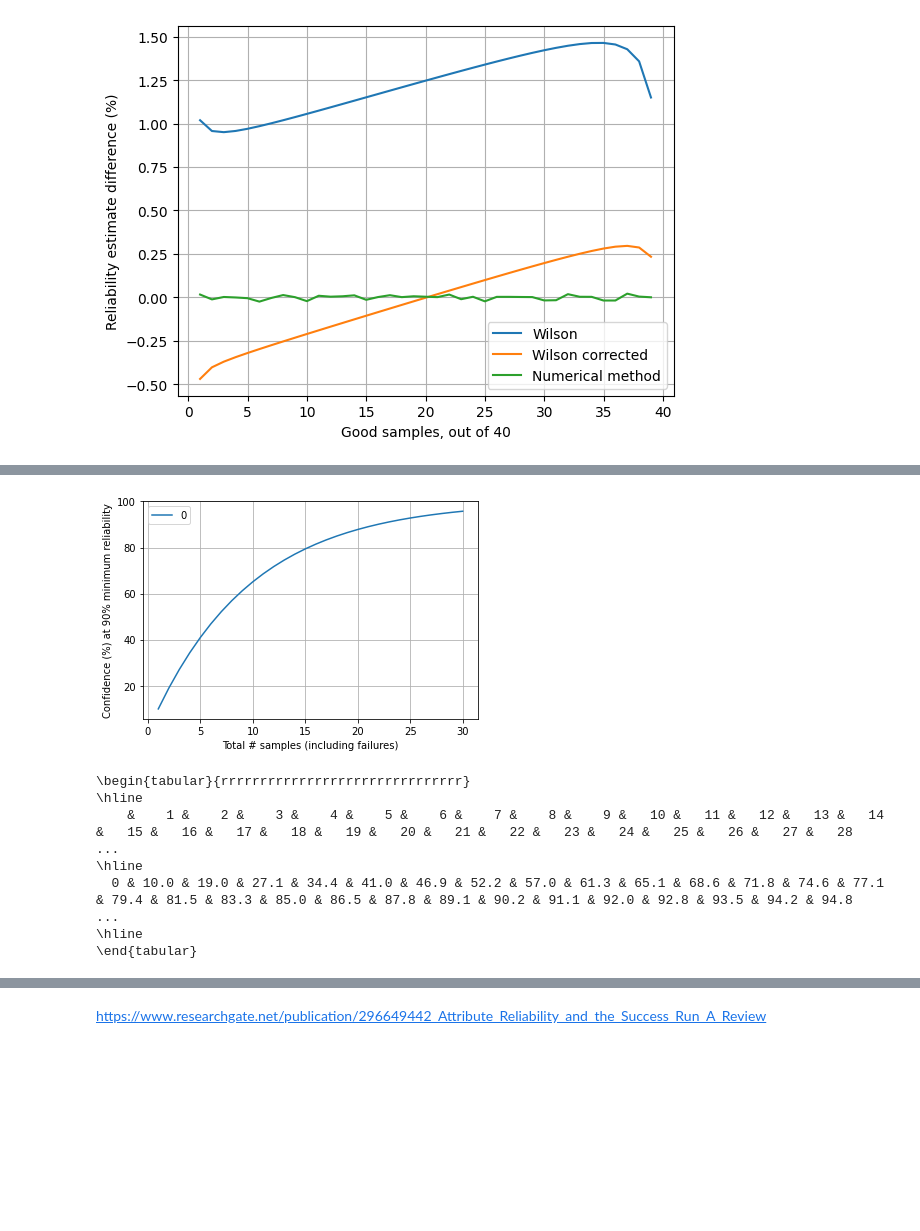
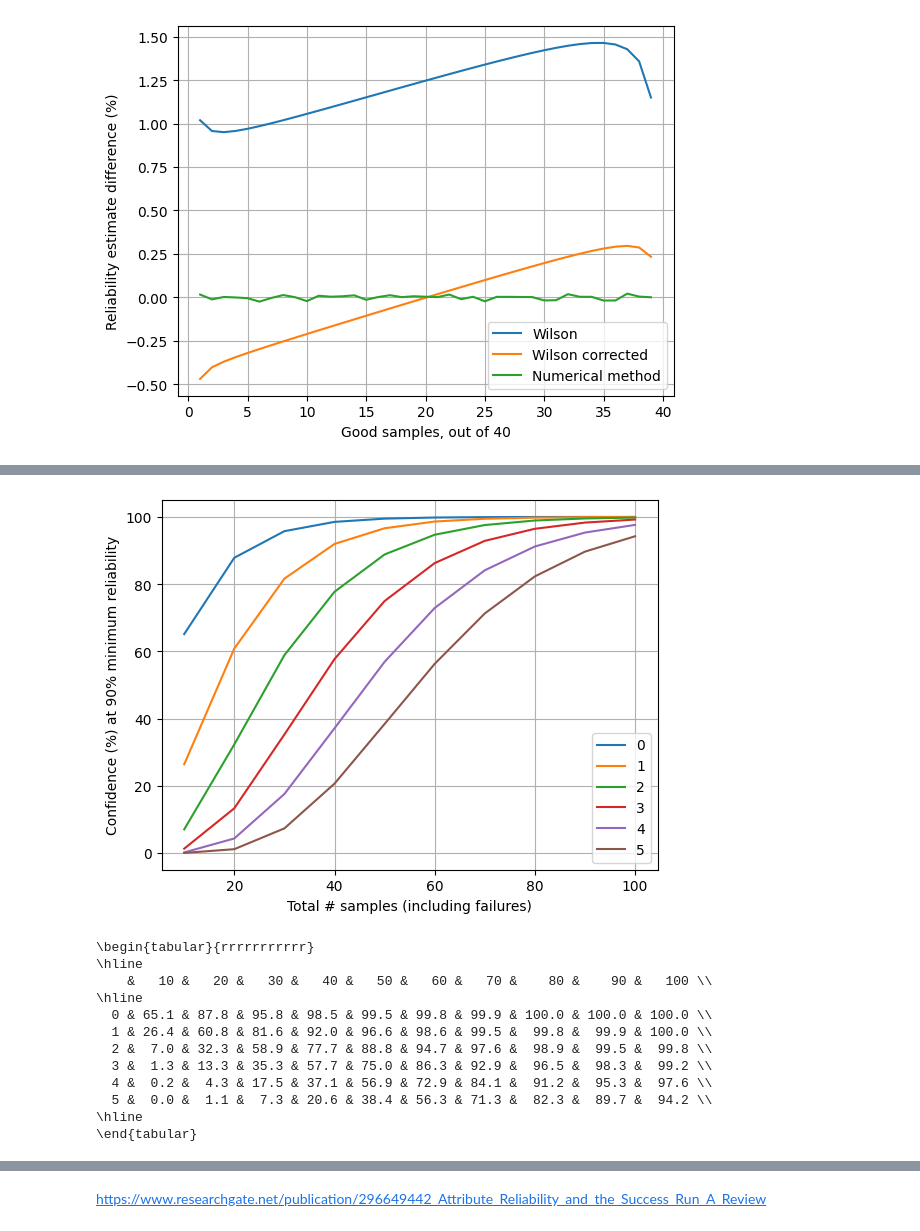
Before and after one commit to sanjaymjoshi/relistats_notebook, a Jupyter notebook: relistats_binomial.ipynb, the cells around one changed output, grey strips where cells are left out. Cells and saved outputs as stored; diff of their text form; code cells hidden in the pictures; blank space fills up the shorter version.

```diff
--- a/relistats_binomial.ipynb
+++ b/relistats_binomial.ipynb
@@ -41,11 +41,11 @@ plt.show()
 [figure]
 # %%
 #@title Reliability computations { vertical-output: true }
-n_start = 1 #@param {type:"integer"}
-n_end = 30 #@param {type:"integer"}
-n_step = 1 #@param {type:"integer"}
+n_start = 10 #@param {type:"integer"}
+n_end = 100 #@param {type:"integer"}
+n_step = 10 #@param {type:"integer"}
 f_start = 0 #@param {type:"integer"}
-f_end = 0 #@param {type:"integer"}
+f_end = 5 #@param {type:"integer"}
 f_step = 1 #@param {type:"integer"}
 c = 95 #@param {type:"integer"}
 
@@ -76,38 +81,43 @@ print(tabulate(all_a, headers=N, tablefmt='latex', floatfmt=".1f", showindex="al
 \end{tabular}
 # %%
 #@title Confidence calculations { vertical-output: true }
-n_start = 1 #@param {type:"integer"}
-n_end = 30 #@param {type:"integer"}
-n_step = 1 #@param {type:"integer"}
+n_start = 10 #@param {type:"integer"}
+n_end = 100 #@param {type:"integer"}
+n_step = 10 #@param {type:"integer"}
 f_start = 0 #@param {type:"integer"}
-f_end = 0 #@param {type:"integer"}
+f_end = 5 #@param {type:"integer"}
 f_step = 1 #@param {type:"integer"}
 reli_percent = 90 #@param {type:"integer"}
 
 N = range(n_start, n_end+n_step, n_step) # number of samples
 F = range(f_start, f_end+f_step, f_step) # number of failures
 r = reli_percent/100 # reliability
 all_c = []
 for f in F:
   cc =  [100 *confidence(n, f, r) for n in N]
   plt.plot(N, cc)
   all_c.append(cc)
 
 plt.ylabel(f'Confidence (%) at {reli_percent}% minimum reliability')
 plt.xlabel('Total # samples (including failures)')
 #plt.title('Confidence Level for Number of Failures')
 plt.legend(F)
 plt.grid()
 plt.show()
 
 print(tabulate(all_c, headers=N, tablefmt='latex', floatfmt=".1f", showindex="always"))
 # %% [output]
-[figure, old version]
+[figure, new version]
-\begin{tabular}{rrrrrrrrrrrrrrrrrrrrrrrrrrrrrrr}
+\begin{tabular}{rrrrrrrrrrr}
 \hline
-    &    1 &    2 &    3 &    4 &    5 &    6 &    7 &    8 &    9 &   10 &   11 &   12 &   13 &   14 &   15 &   16 &   17 &   18 &   19 &   20 &   21 &   22 &   23 &   24 &   25 &   26 &   27 &   28  ...
+    &   10 &   20 &   30 &   40 &   50 &   60 &   70 &    80 &    90 &   100 \\
 \hline
-  0 & 10.0 & 19.0 & 27.1 & 34.4 & 41.0 & 46.9 & 52.2 & 57.0 & 61.3 & 65.1 & 68.6 & 71.8 & 74.6 & 77.1 & 79.4 & 81.5 & 83.3 & 85.0 & 86.5 & 87.8 & 89.1 & 90.2 & 91.1 & 92.0 & 92.8 & 93.5 & 94.2 & 94.8  ...
+  0 & 65.1 & 87.8 & 95.8 & 98.5 & 99.5 & 99.8 & 99.9 & 100.0 & 100.0 & 100.0 \\
+  1 & 26.4 & 60.8 & 81.6 & 92.0 & 96.6 & 98.6 & 99.5 &  99.8 &  99.9 & 100.0 \\
+  2 &  7.0 & 32.3 & 58.9 & 77.7 & 88.8 & 94.7 & 97.6 &  98.9 &  99.5 &  99.8 \\
+  3 &  1.3 & 13.3 & 35.3 & 57.7 & 75.0 & 86.3 & 92.9 &  96.5 &  98.3 &  99.2 \\
+  4 &  0.2 &  4.3 & 17.5 & 37.1 & 56.9 & 72.9 & 84.1 &  91.2 &  95.3 &  97.6 \\
+  5 &  0.0 &  1.1 &  7.3 & 20.6 & 38.4 & 56.3 & 71.3 &  82.3 &  89.7 &  94.2 \\
 \hline
 \end{tabular}
 # %%
```
Also changed, not shown: parts of 2 cells of this notebook.
